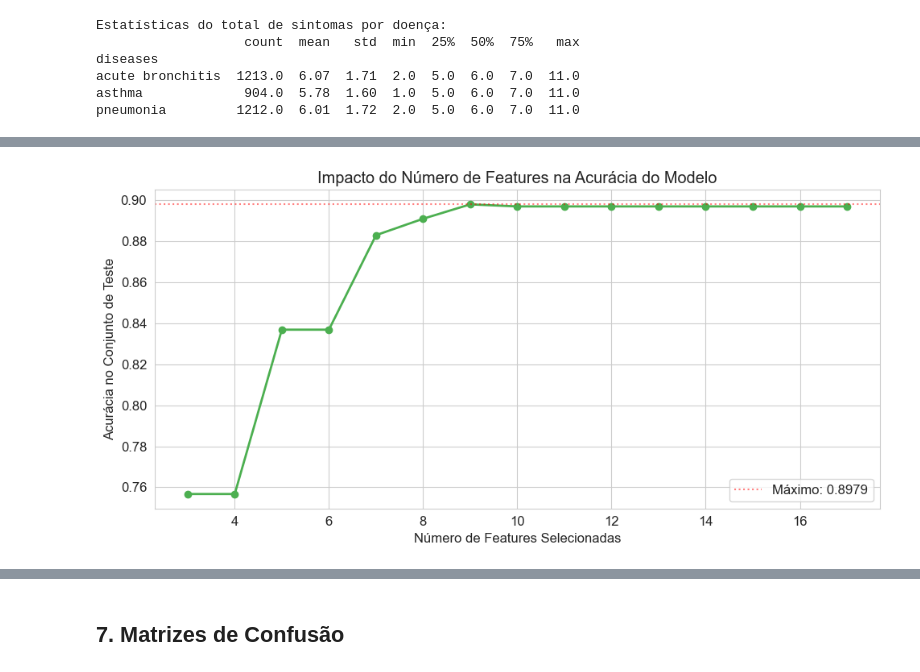
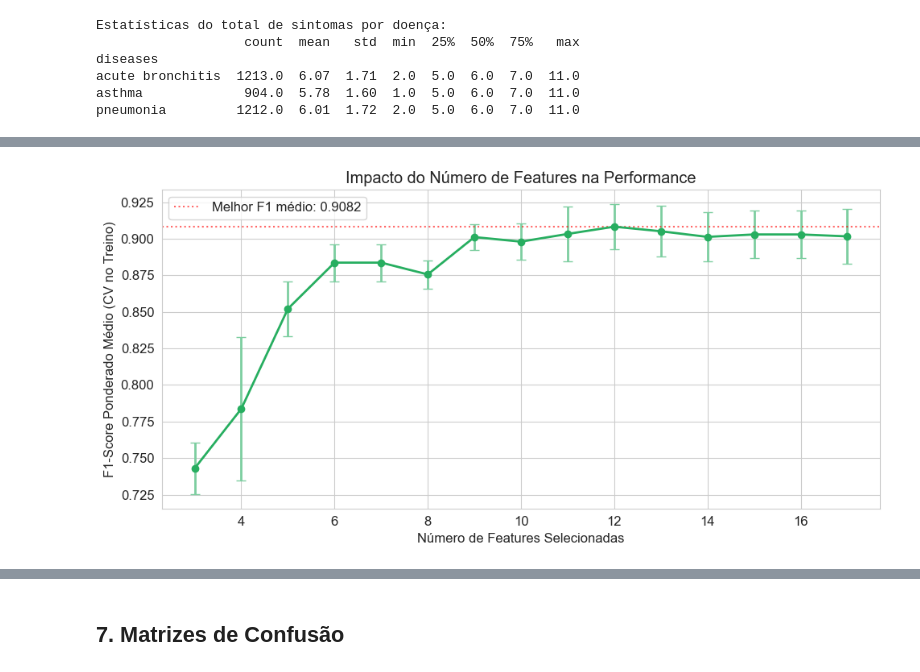
Before and after one commit to figueirego/classificacao-doencas-respiratorias, a Jupyter notebook: projeto_classificacao_doencas.ipynb, the cells around one changed output, grey strips where cells are left out. Saved outputs shown, nothing was run; the diff lists cells and outputs as text; code cells hidden in the pictures.

```diff
--- a/projeto_classificacao_doencas.ipynb
+++ b/projeto_classificacao_doencas.ipynb
@@ -282,40 +303,93 @@ wheezing                 0.9509       0.0131
 # %%
-# 4.3 Impacto do número de features na acurácia
-n_total_features = X.shape[1]
+# 5.3 Impacto do número de features na performance
+n_total_features = X_base.shape[1]
 k_valores = list(range(3, n_total_features + 1))
-acuracias = []
+cv_feature_selection = StratifiedKFold(n_splits=5, shuffle=True, random_state=42)
 
+resultados_k = []
 for k in k_valores:
-    sel_k = SelectKBest(chi2, k=k)
-    X_k = sel_k.fit_transform(X, y_codificado)
-    Xtr, Xte, ytr, yte = train_test_split(X_k, y_codificado, test_size=0.3,
-                                           random_state=42, stratify=y_codificado)
-    clf = DecisionTreeClassifier(max_depth=10, random_state=42)
-    clf.fit(Xtr, ytr)
-    acuracias.append(accuracy_score(yte, clf.predict(Xte)))
+    pipeline_k = Pipeline([
+        ('seletor', SelectKBest(chi2, k=k)),
+        ('modelo', DecisionTreeClassifier(max_depth=10, min_samples_leaf=5, random_state=42))
+    ])
+    scores = cross_val_score(
+        pipeline_k, X_treino_base, y_treino,
+        cv=cv_feature_selection, scoring='f1_weighted'
+    )
+    resultados_k.append({
+        'k': k,
+        'F1 ponderado médio': scores.mean(),
+        'Desvio padrão': scores.std(),
+    })
+
+df_k_features = pd.DataFrame(resultados_k)
 
 fig, ax = plt.subplots(figsize=(10, 5))
-ax.plot(k_valores, acuracias, 'o-', color='#4CAF50', linewidth=2)
+ax.errorbar(
+    df_k_features['k'], df_k_features['F1 ponderado médio'],
+    yerr=df_k_features['Desvio padrão'], fmt='o-', color='#27AE60',
+    ecolor='#7DCEA0', capsize=4, linewidth=2
+)
 ax.set_xlabel('Número de Features Selecionadas')
-ax.set_ylabel('Acurácia no Conjunto de Teste')
-ax.set_title('Impacto do Número de Features na Acurácia do Modelo')
-ax.axhline(y=max(acuracias), color='red', linestyle=':', alpha=0.5,
-           label=f'Máximo: {max(acuracias):.4f}')
+ax.set_ylabel('F1-Score Ponderado Médio (CV no Treino)')
+ax.set_title('Impacto do Número de Features na Performance')
+ax.axhline(
+    y=df_k_features['F1 ponderado médio'].max(), color='red', linestyle=':', alpha=0.6,
+    label=f"Melhor F1 médio: {df_k_features['F1 ponderado médio'].max():.4f}"
+)
 ax.legend()
 plt.tight_layout()
 plt.show()
 
-# Selecionar automaticamente o melhor subconjunto de features pelo teste Chi-Quadrado
-k_melhor = k_valores[int(np.argmax(acuracias))]
+# Selecionar automaticamente o melhor subconjunto de features com base na validação cruzada do treino
+idx_melhor = df_k_features['F1 ponderado médio'].idxmax()
+k_melhor = int(df_k_features.loc[idx_melhor, 'k'])
 seletor_final = SelectKBest(chi2, k=k_melhor)
-seletor_final.fit(X, y_codificado)
-features_selecionadas = X.columns[seletor_final.get_support()].tolist()
+seletor_final.fit(X_treino_base, y_treino)
+features_selecionadas = X_base.columns[seletor_final.get_support()].tolist()
 
-print(f'Total de features disponíveis: {n_total_features}')
-print(f'Melhor quantidade de features pelo experimento: {k_melhor}')
+X_treino = X_treino_base[features_selecionadas].copy()
+X_teste = X_teste_base[features_selecionadas].copy()
+X_final = X_base[features_selecionadas].copy()
+
+print(f'Total de features disponíveis após limpeza: {n_total_features}')
+print(f'Melhor quantidade de features pela validação cruzada no treino: {k_melhor}')
 print(f'Features selecionadas para modelagem: {len(features_selecionadas)}')
-print('\nFeatures selecionadas:')
+print()
+print('Features selecionadas:')
 for i, feature in enumerate(features_selecionadas, start=1):
     print(f'  {i:2d}. {feature}')
+
+# Comparar modelo com todas as features versus features selecionadas no conjunto de teste final
+modelo_base_todas = DecisionTreeClassifier(max_depth=10, min_samples_leaf=5, random_state=42)
+modelo_base_sel = DecisionTreeClassifier(max_depth=10, min_samples_leaf=5, random_state=42)
+
+modelo_base_todas.fit(X_treino_base, y_treino)
+pred_todas = modelo_base_todas.predict(X_teste_base)
+
+modelo_base_sel.fit(X_treino, y_treino)
+pred_sel = modelo_base_sel.predict(X_teste)
+
+df_impacto_features = pd.DataFrame([
+    {
+        'Cenário': 'Todas as features relevantes',
+        'Qtd. features': X_treino_base.shape[1],
+        'Acurácia': accuracy_score(y_teste, pred_todas),
+        'F1-Score': f1_score(y_teste, pred_todas, average='weighted'),
+    },
+    {
+        'Cenário': 'Features selecionadas',
+        'Qtd. features': X_treino.shape[1],
+        'Acurácia': accuracy_score(y_teste, pred_sel),
+        'F1-Score': f1_score(y_teste, pred_sel, average='weighted'),
+    }
+])
+
+display(Markdown('### Impacto da Seleção de Features'))
+display(df_impacto_features.style.format({'Acurácia': '{:.4f}', 'F1-Score': '{:.4f}'}))
+
+features_rankeadas = comparacao_features.loc[features_selecionadas].sort_values('Chi²', ascending=False)
+display(Markdown('### Features Selecionadas e Seus Scores'))
+display(features_rankeadas.round(4))
 # %% [output]
-[figure, old version]
+[figure, new version]
```
Also changed, not shown: parts of 17 cells of this notebook.
